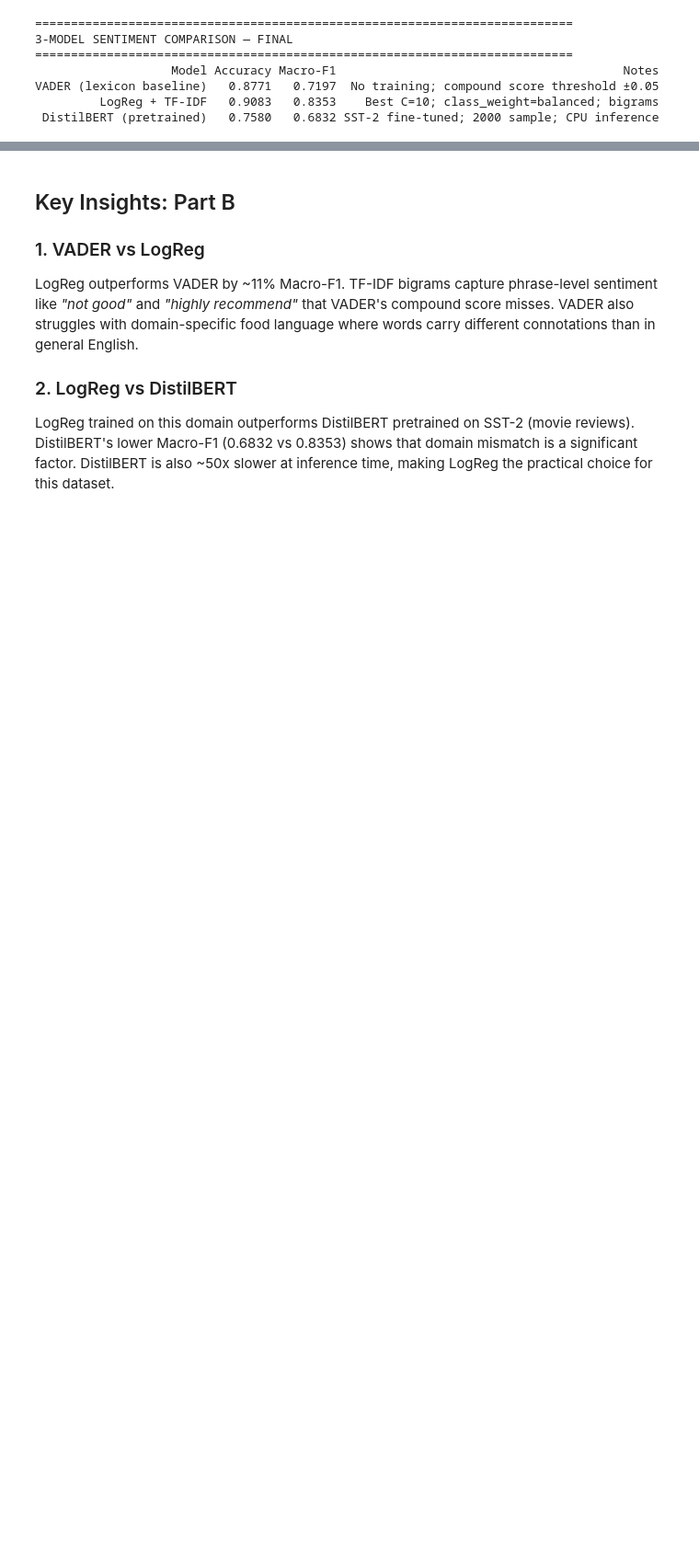
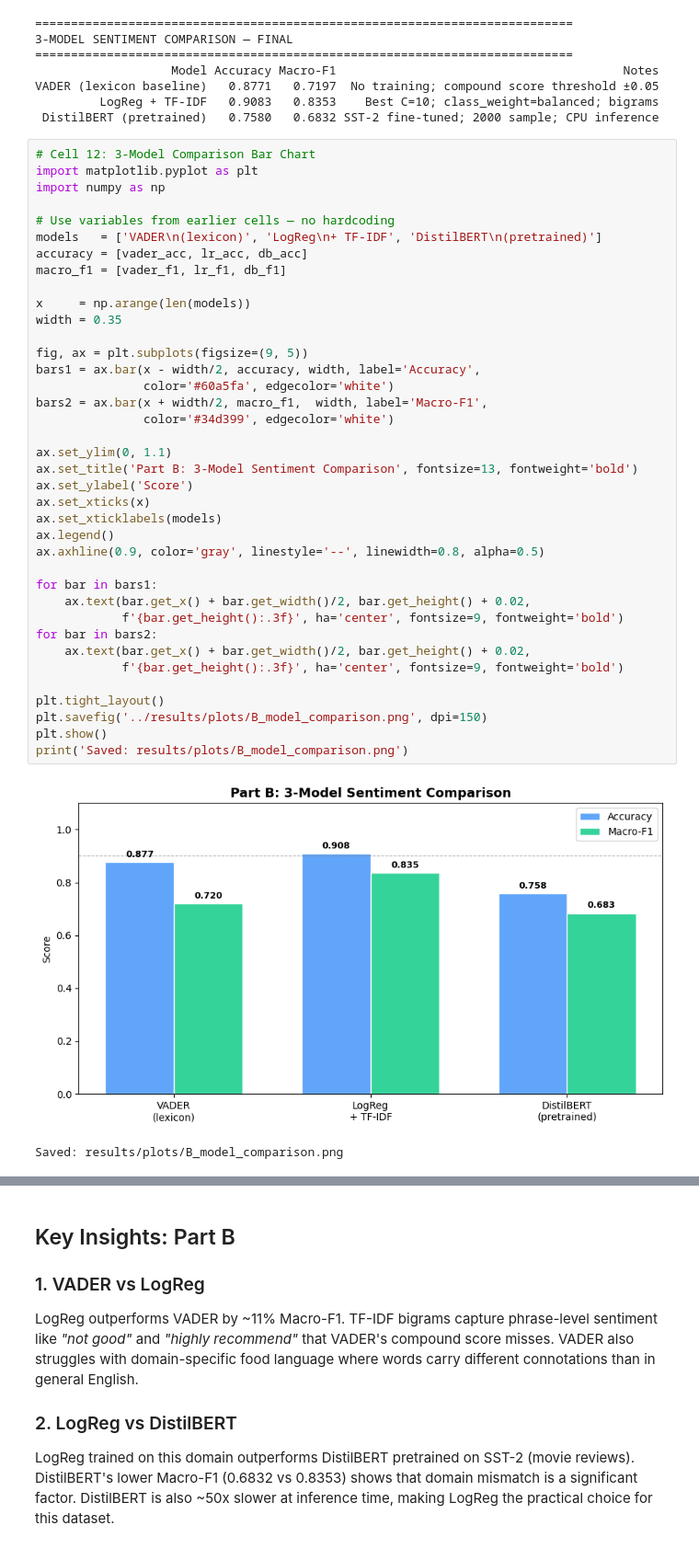
Before and after one commit to devreet-kaur/sentiment-analysis-amazon-nlp, a Jupyter notebook: notebooks/notebook_B_sentiment.ipynb, the cells around one changed output, grey strips where cells are left out. Shown at 92% size. Cells and saved outputs as stored; diff of their text form; blank space fills up the shorter version.

Commit message:
feat(part-b): add 3-model comparison bar chart

```diff
--- a/notebooks/notebook_B_sentiment.ipynb
+++ b/notebooks/notebook_B_sentiment.ipynb
@@ -394,3 +394,44 @@ print(results.to_string(index=False))
 VADER (lexicon baseline)   0.8771   0.7197  No training; compound score threshold ±0.05
          LogReg + TF-IDF   0.9083   0.8353    Best C=10; class_weight=balanced; bigrams
  DistilBERT (pretrained)   0.7580   0.6832 SST-2 fine-tuned; 2000 sample; CPU inference
+# %%
+# Cell 12: 3-Model Comparison Bar Chart
+import matplotlib.pyplot as plt
+import numpy as np
+
+# Use variables from earlier cells — no hardcoding
+models   = ['VADER\n(lexicon)', 'LogReg\n+ TF-IDF', 'DistilBERT\n(pretrained)']
+accuracy = [vader_acc, lr_acc, db_acc]
+macro_f1 = [vader_f1, lr_f1, db_f1]
+
+x     = np.arange(len(models))
+width = 0.35
+
+fig, ax = plt.subplots(figsize=(9, 5))
+bars1 = ax.bar(x - width/2, accuracy, width, label='Accuracy',
+               color='#60a5fa', edgecolor='white')
+bars2 = ax.bar(x + width/2, macro_f1,  width, label='Macro-F1',
+               color='#34d399', edgecolor='white')
+
+ax.set_ylim(0, 1.1)
+ax.set_title('Part B: 3-Model Sentiment Comparison', fontsize=13, fontweight='bold')
+ax.set_ylabel('Score')
+ax.set_xticks(x)
+ax.set_xticklabels(models)
+ax.legend()
+ax.axhline(0.9, color='gray', linestyle='--', linewidth=0.8, alpha=0.5)
+
+for bar in bars1:
+    ax.text(bar.get_x() + bar.get_width()/2, bar.get_height() + 0.02,
+            f'{bar.get_height():.3f}', ha='center', fontsize=9, fontweight='bold')
+for bar in bars2:
+    ax.text(bar.get_x() + bar.get_width()/2, bar.get_height() + 0.02,
+            f'{bar.get_height():.3f}', ha='center', fontsize=9, fontweight='bold')
+
+plt.tight_layout()
+plt.savefig('../results/plots/B_model_comparison.png', dpi=150)
+plt.show()
+print('Saved: results/plots/B_model_comparison.png')
+# %% [output]
+[figure, added]
+Saved: results/plots/B_model_comparison.png
```
Also changed, not shown: parts of 1 cell of this notebook.
